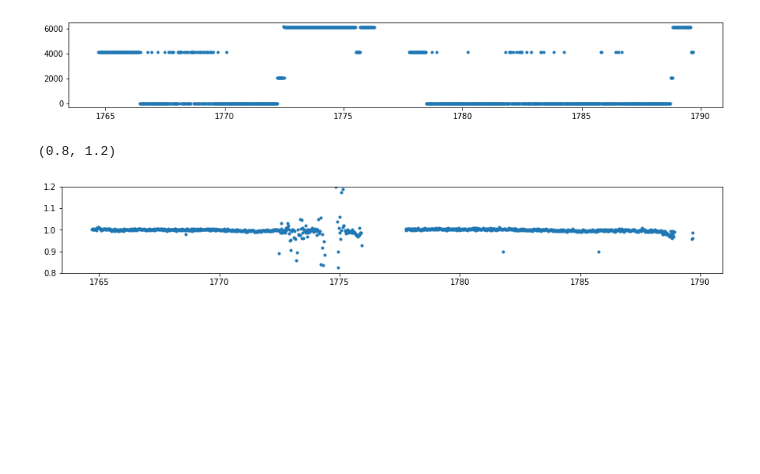
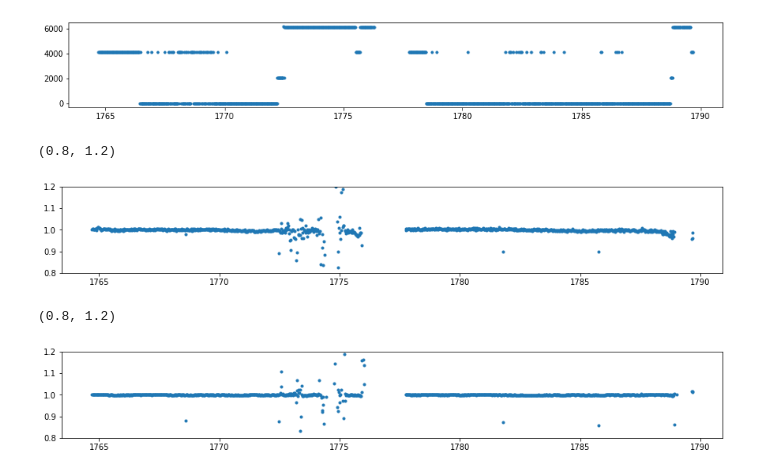
Before and after one commit to jennywwww/tess-anomalies, a Jupyter notebook: pca_jlab-kernel.ipynb, the cells around one changed output. Cells and saved outputs as stored; diff of their text form; code cells hidden in the pictures; blank space fills up the shorter version.

```diff
--- a/pca_jlab-kernel.ipynb
+++ b/pca_jlab-kernel.ipynb
@@ -192,3 +157,17 @@ plt.ylim(0.8, 1.2)
 # %% [output]
 (0.8, 1.2)
 [figure]
+# %%
+rando = fits.open('/srv/scratch/astro/z3529659/qlp/s0017/0000/0000/0561/4404/hlsp_qlp_tess_ffi_s0017-0000000005614404_tess_v01_llc.fits')
+dat = Table.read(rando)
+pd = dat.to_pandas()
+
+plt.figure(figsize=(15,2))
+sf = pd['SAP_FLUX'].tolist()
+t = pd['TIME'].tolist()
+
+plt.plot(t, sf, '.')
+plt.ylim(0.8, 1.2)
+# %% [output]
+(0.8, 1.2)
+[figure, added]
```
Also changed, not shown: parts of 5 cells of this notebook, 3 other files.
